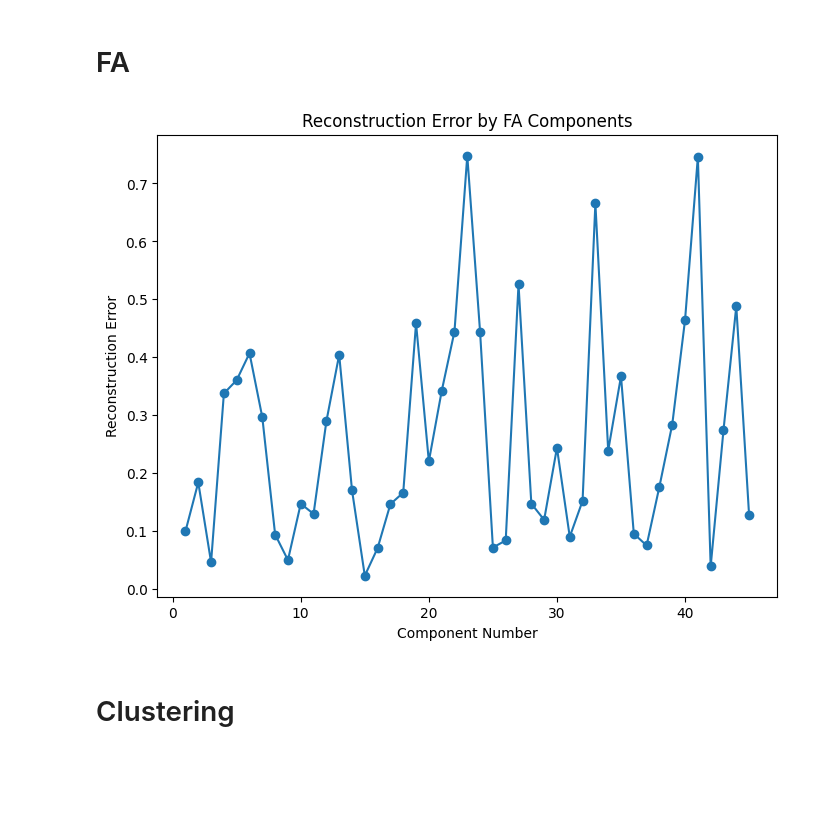
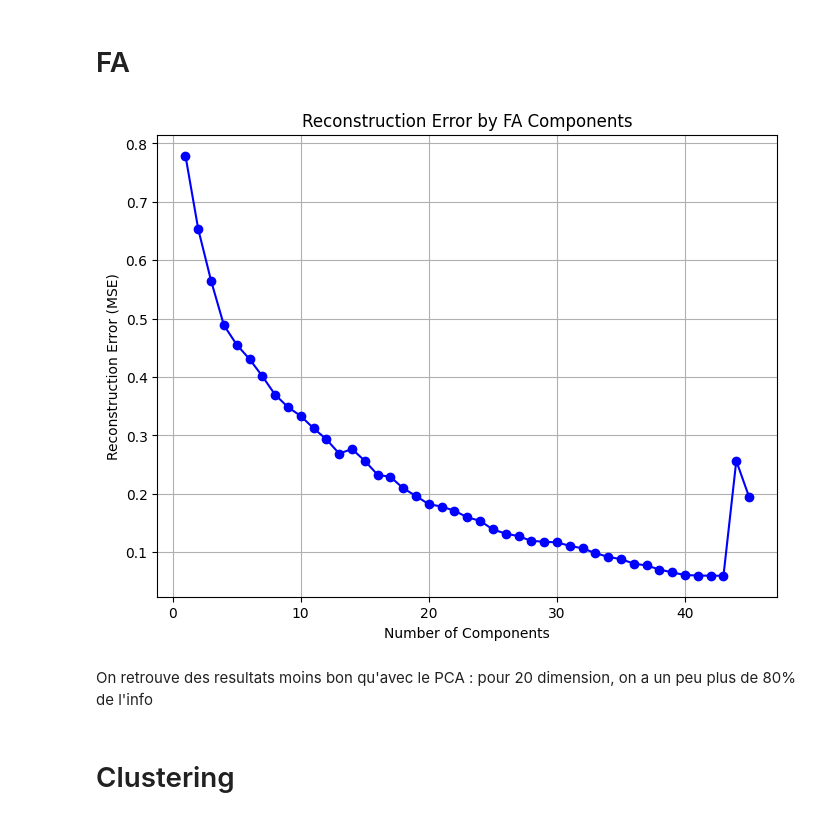
Before and after one commit to elouanzer/challenge1, a Jupyter notebook: champions league.ipynb, the cells around one changed output. Saved outputs shown, nothing was run; the diff lists cells and outputs as text; code cells hidden in the pictures; blank space fills up the shorter version.

```diff
--- a/champions league.ipynb
+++ b/champions league.ipynb
@@ -175,33 +209,38 @@ for num in range(0,10):
 [figure]
 # %% [markdown]
 # FA
-# %%
-X = df.select_dtypes(exclude='object').fillna(value=0).values
-
-# Step 2: Standardize the data
-std_scale = StandardScaler().fit(X)
-X_scaled = std_scale.transform(X)
-
-# Step 3: Apply Factor Analysis (FA)
-fa = FactorAnalysis(n_components=X_scaled.shape[1], random_state=42)
-X_fa = fa.fit_transform(X_scaled)
-
-# Step 4: Compute the reconstruction of the original data using the factor loadings
-# Reconstruct the original data using the learned latent factors
-reconstructed = np.dot(X_fa, fa.components_) + fa.mean_
-
-# Step 5: Compute the reconstruction error
-reconstruction_error = np.mean((X_scaled - reconstructed) ** 2, axis=0)
-
-# Step 6: Plot the reconstruction error for each factor
-plt.figure(figsize=(8, 6))
-plt.plot(np.arange(1, len(reconstruction_error) + 1), reconstruction_error, marker='o')
-plt.title('Reconstruction Error by FA Components')
-plt.xlabel('Component Number')
-plt.ylabel('Reconstruction Error')
-plt.show()
-# %% [output]
-[figure, removed]
+# %%
+def reconstruction_error_by_fa_components(X, max_components=10):
+    # Liste pour stocker les erreurs de reconstruction
+    reconstruction_errors = []
+
+    # Tester différents nombres de composants de 1 à max_components
+    for n_components in range(1, max_components + 1):
+        # Appliquer l'analyse factorielle avec n_components
+        fa = FactorAnalysis(n_components=n_components)
+        X_transformed = fa.fit_transform(X)
+
+        # Reconstruire les données approximatives en utilisant les facteurs extraits
+        X_reconstructed = np.dot(X_transformed, fa.components_) + fa.mean_
+
+        # Calculer l'erreur de reconstruction (erreur quadratique moyenne)
+        error = mean_squared_error(X, X_reconstructed)
+        reconstruction_errors.append(error)
+
+    # Tracer le graphe
+    plt.figure(figsize=(8, 6))
+    plt.plot(range(1, max_components + 1), reconstruction_errors, marker='o', linestyle='-', color='b')
+    plt.title('Reconstruction Error by FA Components')
+    plt.xlabel('Number of Components')
+    plt.ylabel('Reconstruction Error (MSE)')
+    plt.grid(True)
+    plt.show()
+
+reconstruction_error_by_fa_components(X_scaled, max_components=X_scaled.shape[1])
+# %% [output]
+[figure, added]
+# %% [markdown]
+On retrouve des resultats moins bon qu'avec le PCA : pour 20 dimension, on a un peu plus de 80% de l'info
 # %% [markdown]
 # Clustering
 # %% [markdown]
```
Also changed, not shown: parts of 6 cells of this notebook.
